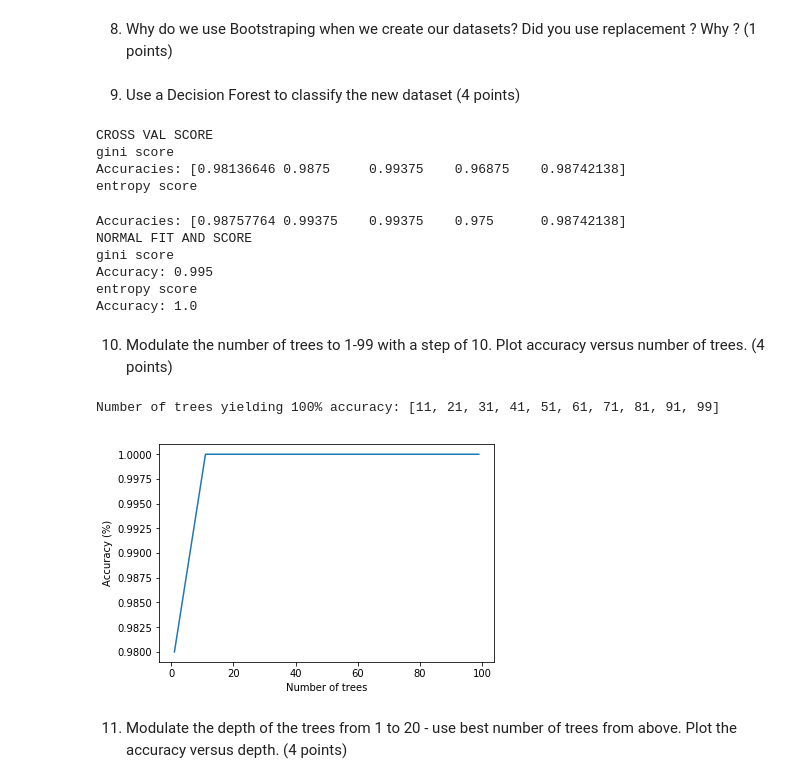
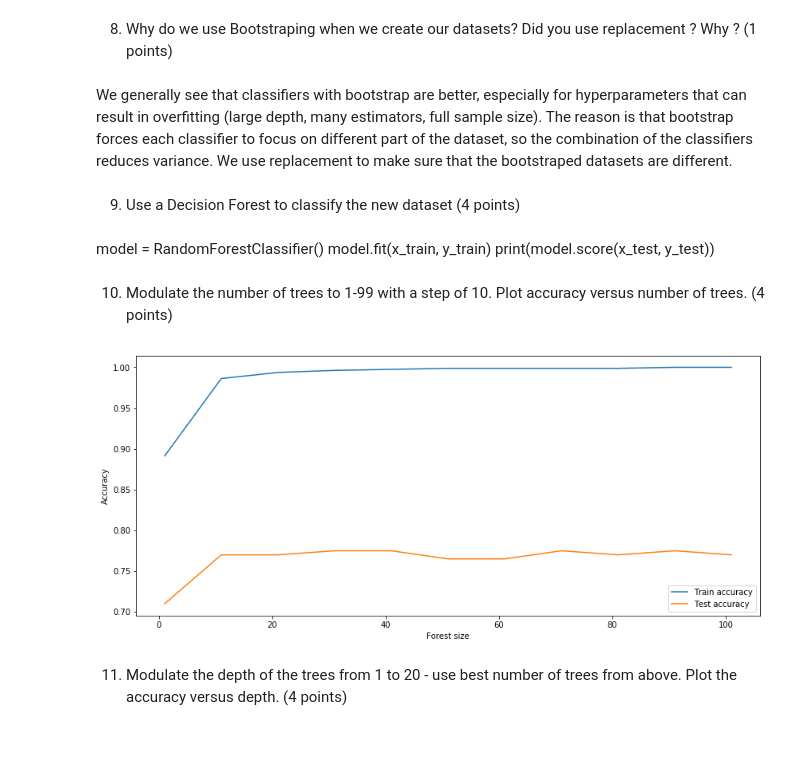
Before and after one commit to kentheo/mli-coursework-1, a Jupyter notebook: MLI-CW-1.ipynb, the cells around one changed output. Cells and saved outputs as stored; diff of their text form; code cells hidden in the pictures; blank space fills up the shorter version.

```diff
--- a/MLI-CW-1.ipynb
+++ b/MLI-CW-1.ipynb
@@ -177,55 +207,32 @@ plt.show()
+# %% [markdown]
+We generally see that classifiers with bootstrap are better, especially for hyperparameters that can result in overfitting (large depth, many estimators, full sample size). The reason is that bootstrap forces each classifier to focus on different part of the dataset, so the combination of the classifiers reduces variance. We use replacement to make sure that the bootstraped datasets are different.
 # %% [markdown]
 9)  Use a Decision Forest to classify the new dataset (4 points)
-# %%
-## ADD YOUR CODE HERE
-from sklearn.ensemble import RandomForestClassifier
-criteria = ['gini', 'entropy']
-print("CROSS VAL SCORE")
-for crit in criteria:
-    print(crit, "score")
-    dt_clf = RandomForestClassifier(criterion=crit, random_state=0)
-    print("Accuracies:",cross_val_score(dt_clf, X_train, y_train, cv=5))
-
-# OR do it with normal fit and score
-print("NORMAL FIT AND SCORE")
-for crit in criteria:
-    print(crit, "score")
-    dt_clf = RandomForestClassifier(criterion=crit, random_state=0)
-    dt_clf.fit(X_train, y_train)
-    print("Accuracy:", dt_clf.score(X_test, y_test))
-# %% [output]
-CROSS VAL SCORE
-gini score
-Accuracies: [0.98136646 0.9875     0.99375    0.96875    0.98742138]
-entropy score
-Accuracies: [0.98757764 0.99375    0.99375    0.975      0.98742138]
-NORMAL FIT AND SCORE
-gini score
-Accuracy: 0.995
-entropy score
-Accuracy: 1.0
+# %% [markdown]
+model = RandomForestClassifier()
+model.fit(x_train, y_train)
+print(model.score(x_test, y_test))
 # %% [markdown]
 10) Modulate the number of trees to 1-99 with a step of 10. Plot accuracy versus number of trees. (4 points)
-# %%
-## ADD YOUR CODE HERE
-n_trees = [1, 11, 21, 31,41,51,61,71,81,91,99]
-accuracies = []
-full_acc_trees = []
-for n in n_trees:
-    rf_cl = RandomForestClassifier(n_estimators=n, criterion='entropy', random_state=0)
-    rf_cl.fit(X_train, y_train)
-    acc = rf_cl.score(X_test, y_test)
-    accuracies.append(acc)
-    if acc == 1.0:
-        full_acc_trees.append(n)
-
-print("Number of trees yielding 100% accuracy:", full_acc_trees)
-plt.plot(n_trees, accuracies)
-plt.xlabel('Number of trees')
-plt.ylabel('Accuracy (%)')
-plt.show()
-# %% [output]
-Number of trees yielding 100% accuracy: [11, 21, 31, 41, 51, 61, 71, 81, 91, 99]
-[figure, removed]
+# %%
+# Im assuming this task means 1-101, since 99 never will be reached with steps of 10
+
+acc_train = []
+acc_test = []
+
+forest_size = list(range(1,102,10))
+for size in forest_size:
+    model = RandomForestClassifier(n_estimators=size, random_state=42)
+    model.fit(x_train, y_train)
+    acc_train.append(model.score(x_train, y_train))
+    acc_test.append(model.score(x_test, y_test))
+
+plt.figure(figsize=(14,6))
+plt.plot(forest_size, acc_train, forest_size, acc_test)
+plt.legend(['Train accuracy', 'Test accuracy'])
+plt.xlabel("Forest size")
+plt.ylabel("Accuracy");
+# %% [output]
+[figure, added]
 # %% [markdown]
 11) Modulate the depth of  the trees from 1 to 20 - use best number of trees from above. Plot the accuracy versus depth. (4 points)
```
Also changed, not shown: parts of 38 cells of this notebook, 33 other files.
